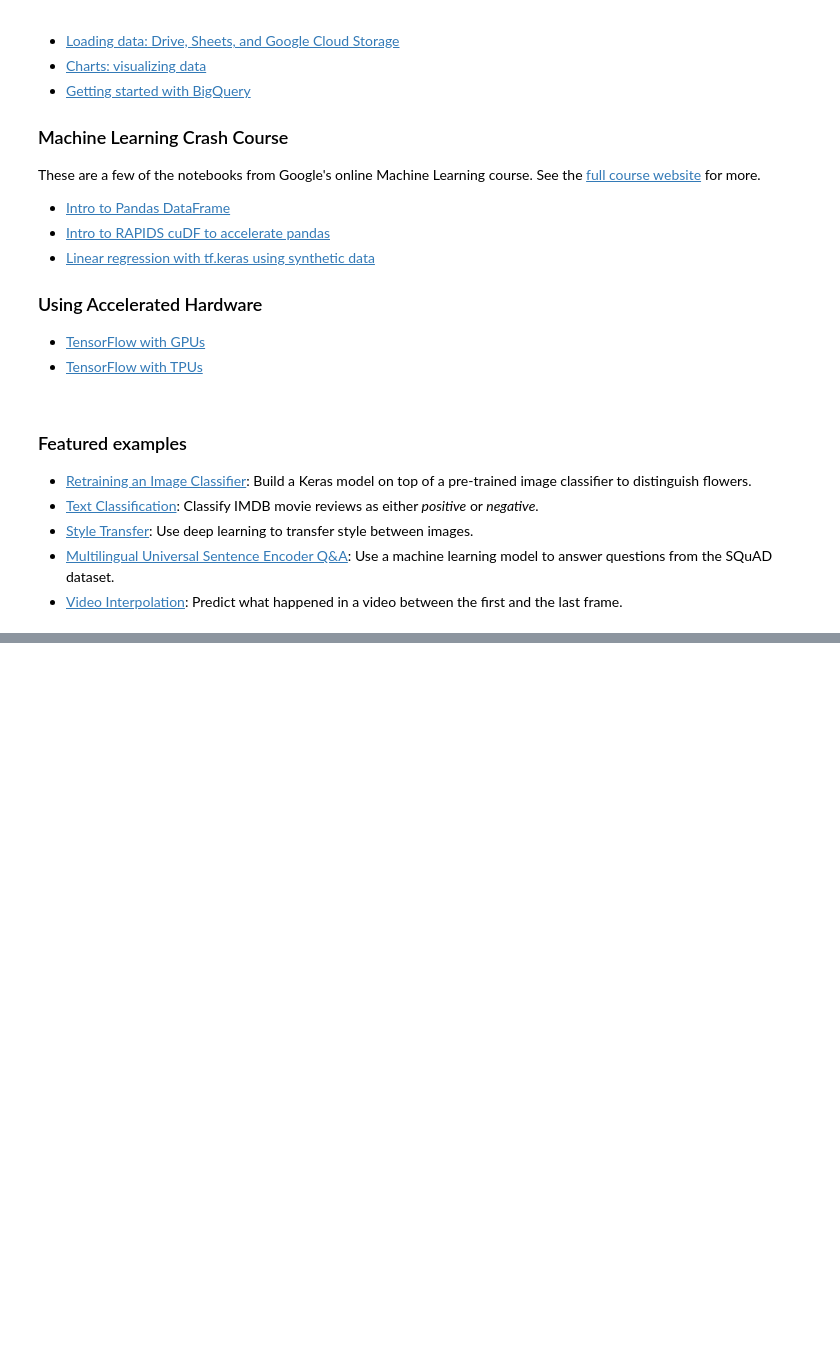
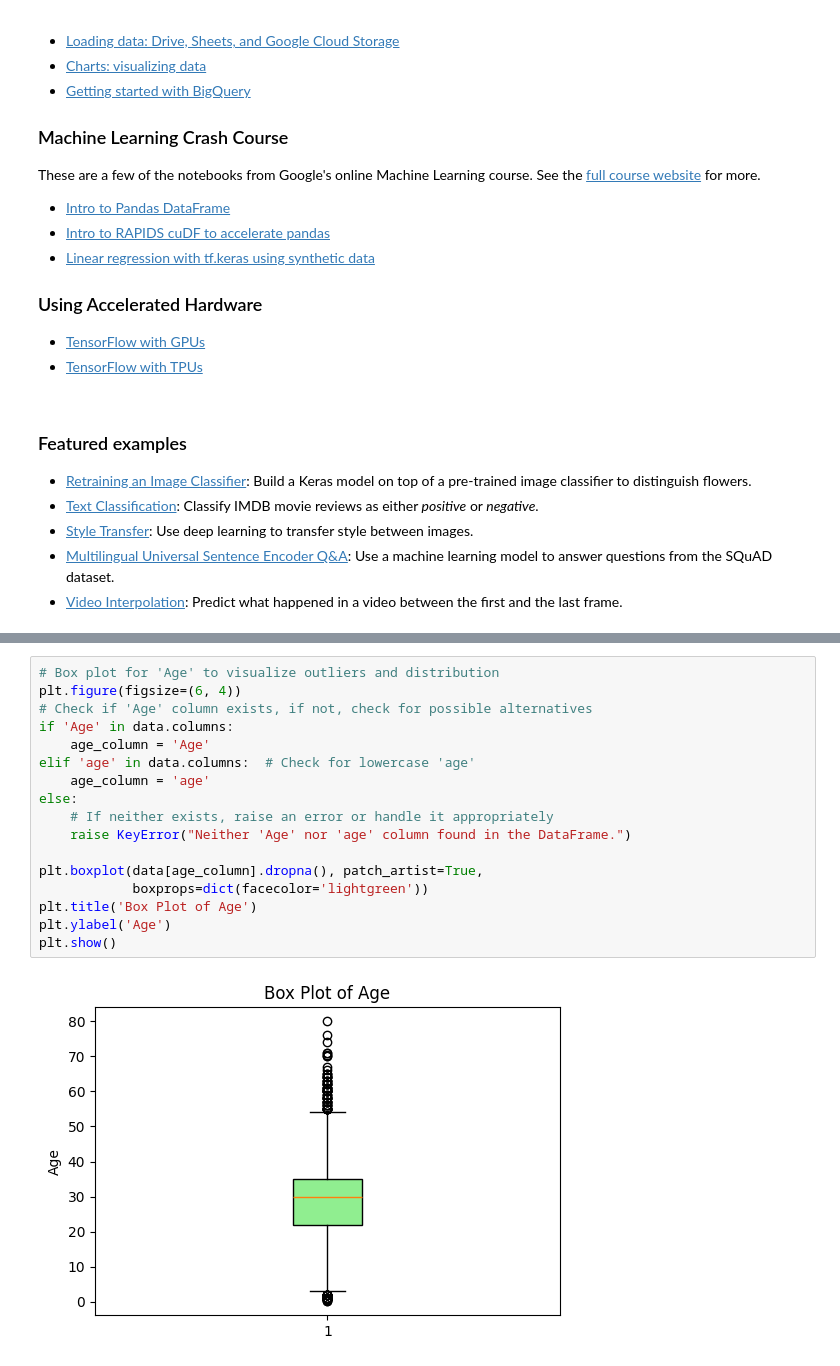
Before and after one commit to Mani-06/lab1, a Jupyter notebook: Welcome_To_Colab.ipynb, the cells around one changed output, grey strips where cells are left out. Drawn from its saved outputs; the diff is of its cells as text; blank space fills up the shorter version.

```diff
--- a/Welcome_To_Colab.ipynb
+++ b/Welcome_To_Colab.ipynb
@@ -207,0 +261,19 @@ These are a few of the notebooks from Google's online Machine Learning course. S
+# %%
+# Box plot for 'Age' to visualize outliers and distribution
+plt.figure(figsize=(6, 4))
+# Check if 'Age' column exists, if not, check for possible alternatives
+if 'Age' in data.columns:
+    age_column = 'Age'
+elif 'age' in data.columns:  # Check for lowercase 'age'
+    age_column = 'age'
+else:
+    # If neither exists, raise an error or handle it appropriately
+    raise KeyError("Neither 'Age' nor 'age' column found in the DataFrame.")
+
+plt.boxplot(data[age_column].dropna(), patch_artist=True,
+            boxprops=dict(facecolor='lightgreen'))
+plt.title('Box Plot of Age')
+plt.ylabel('Age')
+plt.show()
+# %% [output]
+[figure, added]
```
Also changed, not shown: parts of 17 cells of this notebook.
